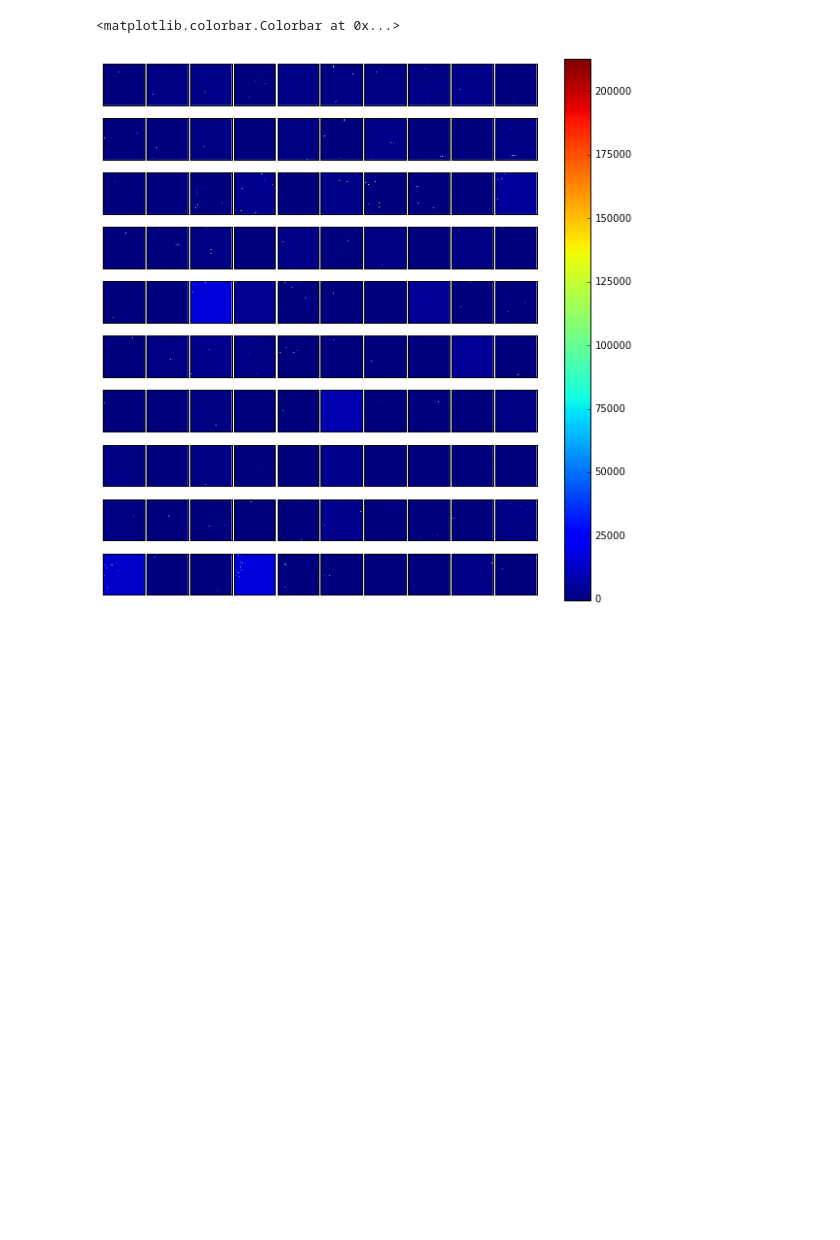
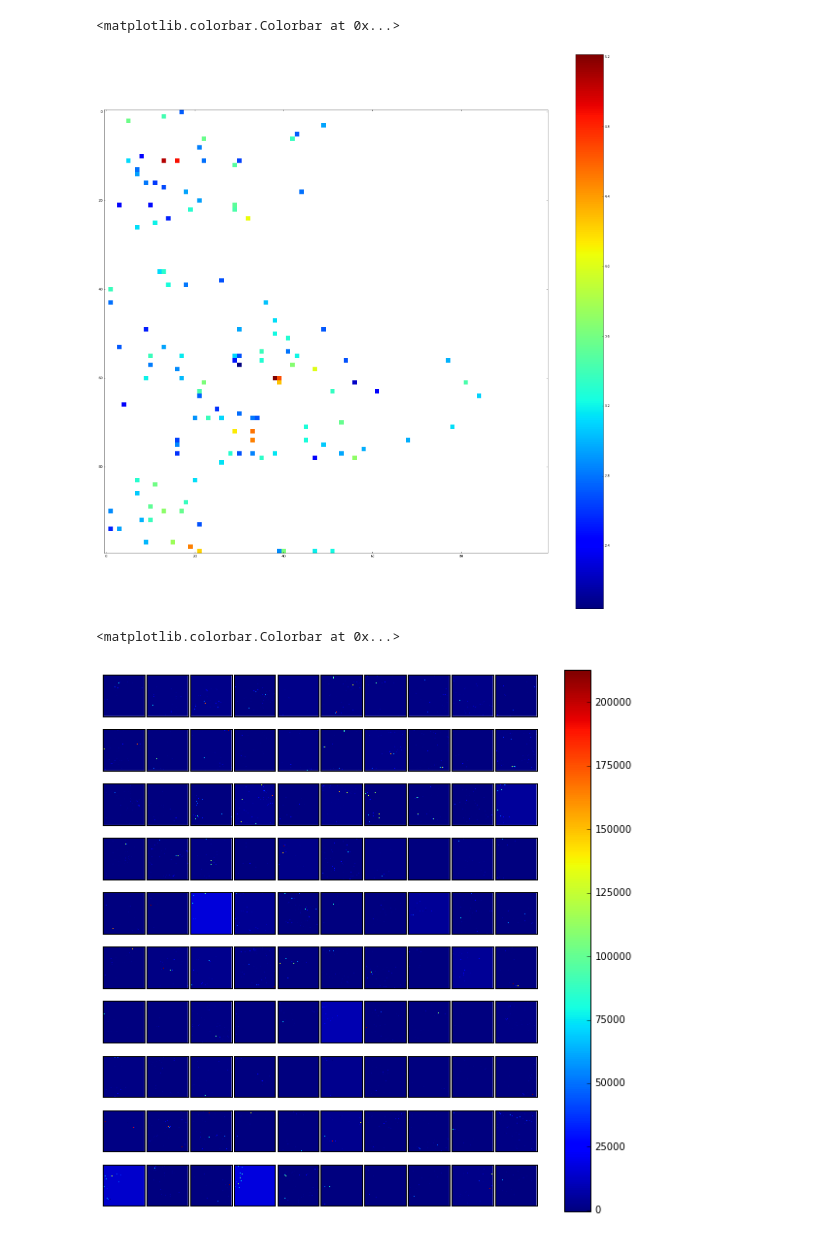
Before and after one commit to eracah/atlas_dl, a Jupyter notebook: notebooks/PlotCaloClusters.ipynb, the cells around one changed output. Drawn from its saved outputs; the diff is of its cells as text; code cells hidden in the pictures; blank space fills up the shorter version.

```diff
--- a/notebooks/PlotCaloClusters.ipynb
+++ b/notebooks/PlotCaloClusters.ipynb
@@ -4,10 +4,15 @@ import numpy as np
 import matplotlib.pyplot as plt
 %matplotlib inline
 
-df = pd.read_hdf('./DAOD_EXOT3.08548071._000001.pool.root.1.h5','caloclusters')
-
-plt.imshow(df['histo'][2],interpolation='none')
-plt.colorbar()
+df = pd.read_hdf('/global/project/projectdirs/das/wbhimji/RPVSusyJetLearn//DAOD_EXOT3.08548071._000001.pool.root.1.h5','caloclusters')
+# %%
+plt.figure(figsize=(30,30))
+plt.imshow(np.log10(df['histo'][33]),interpolation='none')
+
+plt.colorbar()
+# %% [output]
+<matplotlib.colorbar.Colorbar at 0x...>
+[figure, added]
 # %%
 df_bg = pd.read_hdf('jj_DAOD_EXOT3.h5','caloclusters')
 # %%
```
Also changed, not shown: 4 other files.
